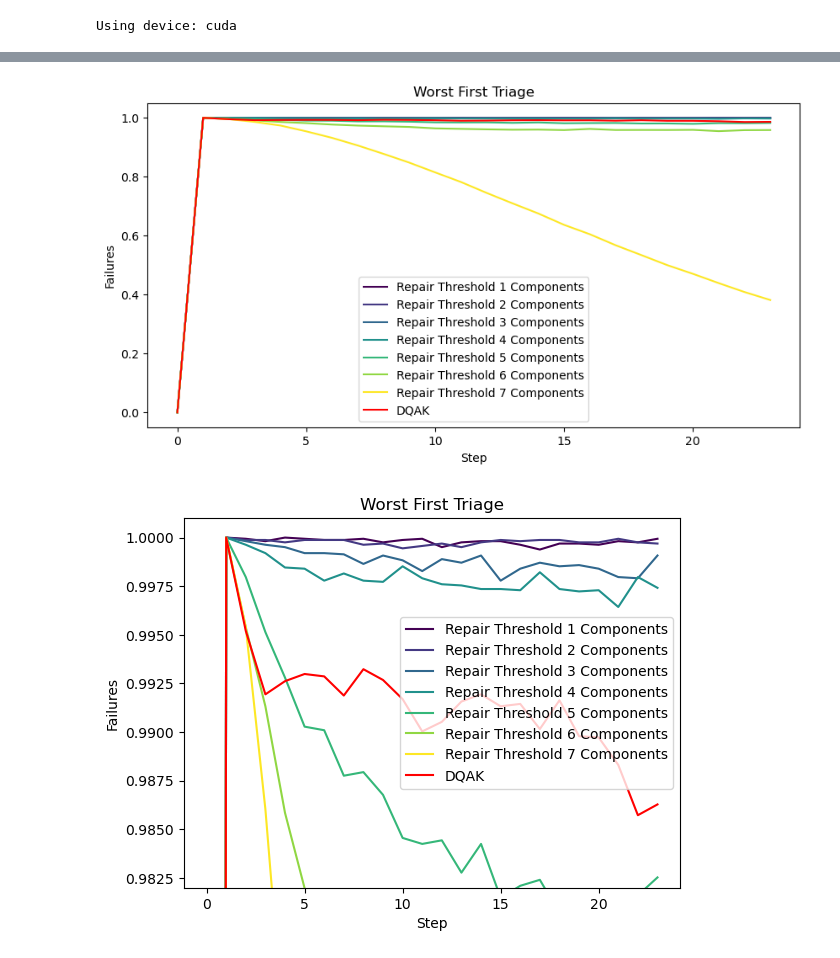
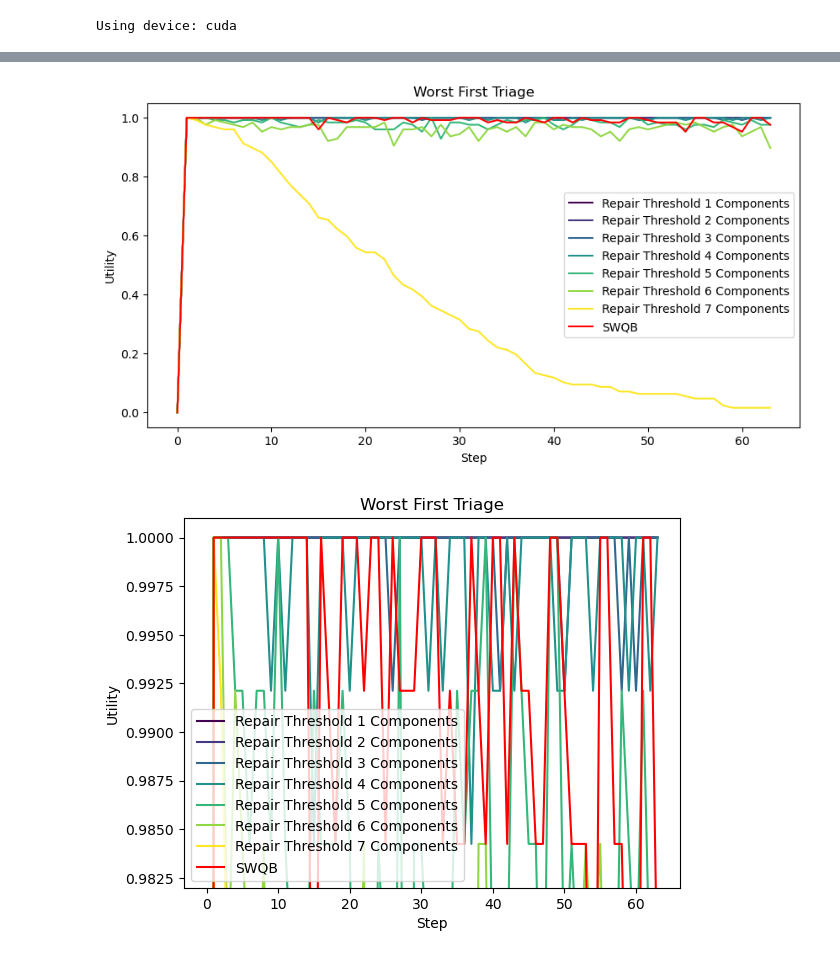
Before and after one commit to nemodev42/maintenance-swqb, a Jupyter notebook: baselines.ipynb, the cells around one changed output, grey strips where cells are left out. Saved outputs shown, nothing was run; the diff lists cells and outputs as text; code cells hidden in the pictures.

```diff
--- a/baselines.ipynb
+++ b/baselines.ipynb
@@ -314,9 +325,10 @@ for i in range(EPISODE_LENGTH):
 	td["action"] = actions
 	# step the enviroment
 	td = env.step(td)
+	td = td["next"]
 	# cache the failures
-	cache_failures.append(td["conditions"][:, -1].sum().item())
-	td = td["next"]
+	cache_failures.append(td["utility"].cpu().numpy().mean())
+
 
 plt.plot(cache_failures)
 # %% [output]
@@ -373,8 +385,8 @@ for repair_threshold in range(0, N_CONDITION_STATES + 1):
 		# step the enviroment
 		td = env.step(td)
 		# cache the failures
-		cache_failures.append(td["utility"].mean().item())
-		cache_costs.append(td["orm_costs"].mean().item())
+		cache_failures.append(td["utility"][0].item())
+		cache_costs.append(td["orm_costs"][0].item())
 		td = td["next"]
 	cache_cache.append([cache_failures, cache_costs])
 	pbar.update(1)
@@ -418,7 +430,8 @@ plt.show()
 # hyperparameters["DEGREE_APPROXIMATION"] = DQAK_best_degree
 # hyperparameters["N_DEEP_NODES"] = DQAK_best_deep
 # hyperparameters["BASIS_DOMAIN"] = get_basis(DQAK_best_degree, MAX_REPAIR_CONSTRAINT, basis_type="polynomial")
-hyperparameters["REWARD_BLEND"] = 0.9
+hyperparameters["REWARD_BLEND"] = 0.6
+
 
 dqt_DQAK = MaitenanceDQBNTrainer(hyperparameters, env,)
 dqt_DQAK.create_AK_models()
@@ -443,8 +456,8 @@ for i in range(EPISODE_LENGTH):
 	# step the enviroment
 	td = env.step(td)
 	# cache the failures
-	benchmark_failures.append(td["utility"].mean().item())
-	benchmark_costs.append(td["orm_costs"].mean().item())
+	benchmark_failures.append(td["utility"][0].item())
+	benchmark_costs.append(td["orm_costs"][0].item())
 	td = td["next"]
 # %%
 colors = plt.cm.viridis(np.linspace(0, 1, len(cache_cache)))
@@ -452,38 +465,38 @@ plt.figure(figsize=(10, 5))
 for i, cache_failures in enumerate(cache_cache):
 	plt.plot(cache_failures[0], label=f"Repair Threshold {i+1} Components", color=colors[i])
 
-plt.plot(benchmark_failures, label="DQAK", color="red")
+plt.plot(benchmark_failures, label="SWQB", color="red")
 
 plt.title("Worst First Triage")
 plt.xlabel("Step")
-plt.ylabel("Failures")
+plt.ylabel("Utility")
 plt.legend()
 plt.show()
 
 for i, cache_failures in enumerate(cache_cache):
 	plt.plot(cache_failures[0], label=f"Repair Threshold {i+1} Components", color=colors[i])
 
-plt.plot(benchmark_failures, label="DQAK", color="red")
+plt.plot(benchmark_failures, label="SWQB", color="red")
 
 plt.title("Worst First Triage")
 plt.xlabel("Step")
-plt.ylabel("Failures")
+plt.ylabel("Utility")
 plt.ylim(.982, 1.001)
 plt.legend()
 plt.show()
 
 # Plot the costs
 plt.figure(figsize=(10, 5))
 for i, cache_costs in enumerate(cache_cache):
 	plt.plot(cache_costs[1], label=f"Repair Threshold {i+1} Components", color=colors[i])
 
-plt.plot(benchmark_costs, label="DQAK", color="red")
+plt.plot(benchmark_costs, label="SWQB", color="red")
 
 plt.title("Worst First Triage")
 plt.xlabel("Step")
 plt.ylabel("Costs")
 plt.legend()
 plt.show()
 # %% [output]
-[figure, old version]
+[figure, new version]
-[figure, old version]
+[figure, new version]
```
Also changed, not shown: parts of 17 cells of this notebook, 14 other files.
